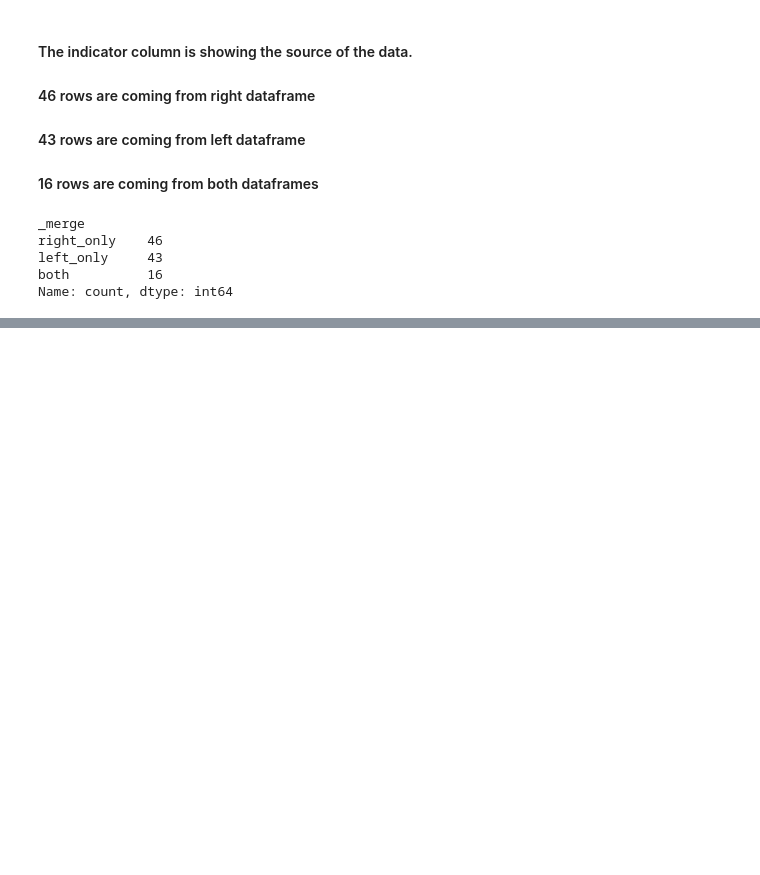
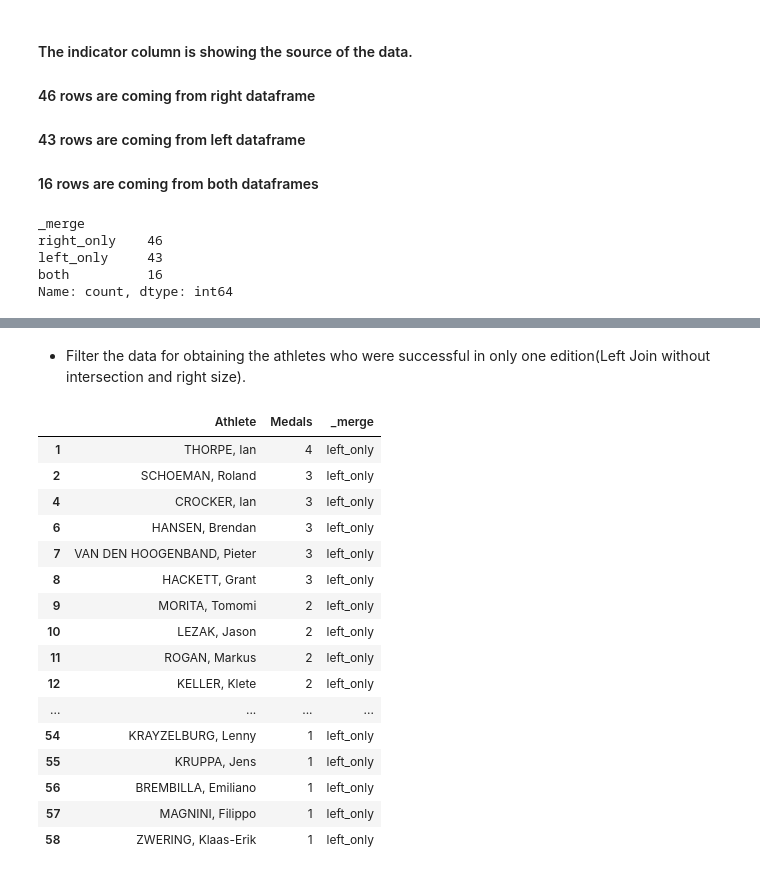
Before and after one commit to Bahna-Darius/AI-Machine, a Jupyter notebook: Data Science/Merging_Joining_Concat DF/Merging_df.ipynb, the cells around one changed output, grey strips where cells are left out. Drawn from its saved outputs; the diff is of its cells as text; code cells hidden in the pictures; blank space fills up the shorter version.

Commit message:
Merging, Joining, and Concatenating Data

```diff
--- a/Data Science/Merging_Joining_Concat DF/Merging_df.ipynb
+++ b/Data Science/Merging_Joining_Concat DF/Merging_df.ipynb
@@ -54,0 +138,22 @@ Name: count, dtype: int64
+# %% [markdown]
+- Filter the data for obtaining the athletes who were successful in only one edition(Left Join without intersection and right size).
+# %%
+men0408.loc[men0408._merge == 'left_only']
+# %% [output]
+|  | Athlete | Medals | _merge |
+| 1 | THORPE, Ian | 4 | left_only |
+| 2 | SCHOEMAN, Roland | 3 | left_only |
+| 4 | CROCKER, Ian | 3 | left_only |
+| 6 | HANSEN, Brendan | 3 | left_only |
+| 7 | VAN DEN HOOGENBAND, Pieter | 3 | left_only |
+| 8 | HACKETT, Grant | 3 | left_only |
+| 9 | MORITA, Tomomi | 2 | left_only |
+| 10 | LEZAK, Jason | 2 | left_only |
+| 11 | ROGAN, Markus | 2 | left_only |
+| 12 | KELLER, Klete | 2 | left_only |
+| ... | ... | ... | ... |
+| 54 | KRAYZELBURG, Lenny | 1 | left_only |
+| 55 | KRUPPA, Jens | 1 | left_only |
+| 56 | BREMBILLA, Emiliano | 1 | left_only |
+| 57 | MAGNINI, Filippo | 1 | left_only |
+| 58 | ZWERING, Klaas-Erik | 1 | left_only |
```
Also changed, not shown: parts of 16 cells of this notebook, 4 other files.
